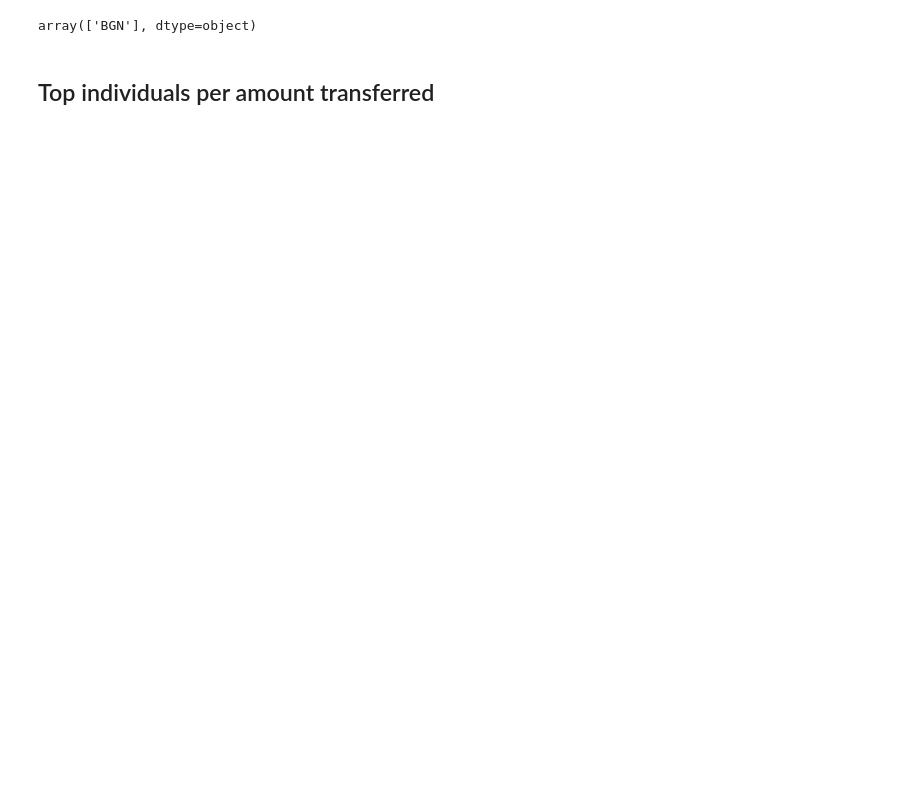
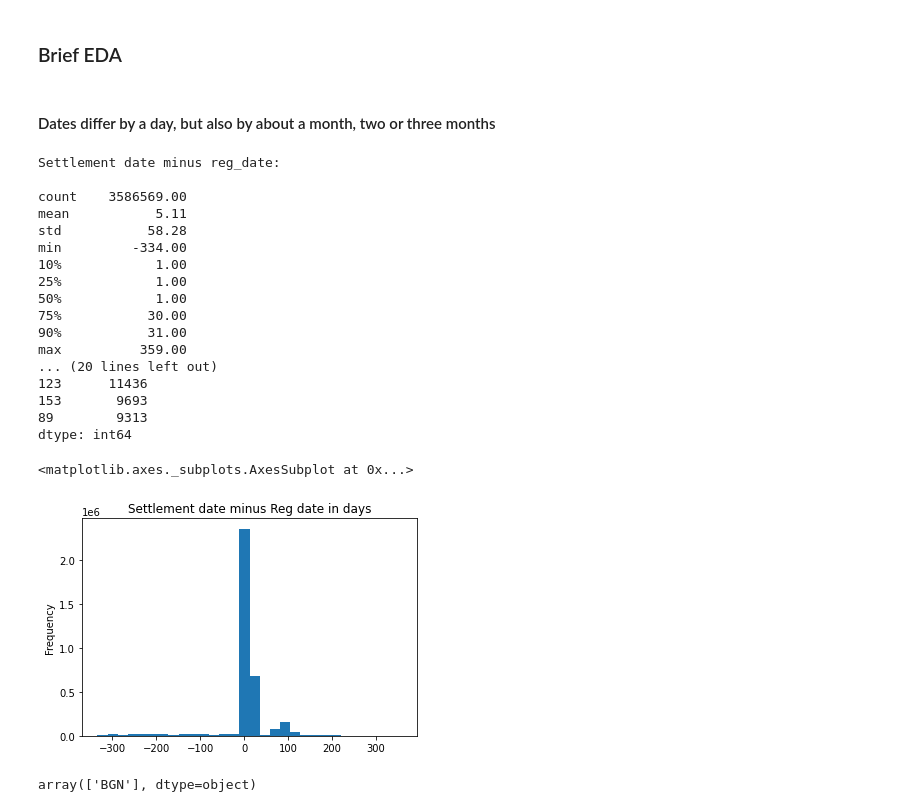
Before and after one commit to krumeto/sebra_data_playground, a Jupyter notebook: SEBRA_data.ipynb, the cells around one changed output. Drawn from its saved outputs; the diff is of its cells as text; code cells hidden in the pictures; blank space fills up the shorter version.

```diff
--- a/SEBRA_data.ipynb
+++ b/SEBRA_data.ipynb
@@ -140,2 +208,42 @@ data.sample(10)
+# %% [markdown]
+### Brief EDA
+# %% [markdown]
+#### Dates differ by a day, but also by about a month, two or three months
+# %%
+settlement_date_minus_reg_date = (data.settlement_date - data.reg_date).dt.days
+
+print("Settlement date minus reg_date:\n\n",
+      (settlement_date_minus_reg_date.
+      describe(percentiles = [.10, .25, .5, .75, .90]).
+      round(2)),
+      sep = "")
+
+
+print("Most frequent delta between settlement date and reg_date:\n\n",
+      (settlement_date_minus_reg_date.value_counts().nlargest(20)),
+      sep = "")
+
+((settlement_date_minus_reg_date.
+      plot.hist(bins =30, title = "Settlement date minus Reg date in days")))
+# %% [output]
+Settlement date minus reg_date:
+
+count    3586569.00
+mean           5.11
+std           58.28
+min         -334.00
+10%            1.00
+25%            1.00
+50%            1.00
+75%           30.00
+90%           31.00
+max          359.00
+... (20 lines left out)
+123      11436
+153       9693
+89        9313
+dtype: int64
+<matplotlib.axes._subplots.AxesSubplot at 0x...>
+[figure, added]
 # %%
 # Only transfers in BGN
@@ -142,5 +251,3 @@ data.sample(10)
 data.currency.unique()
 # %% [output]
 array(['BGN'], dtype=object)
-# %% [markdown]
-## Top individuals per amount transferred
```
Also changed, not shown: parts of 26 cells of this notebook.
